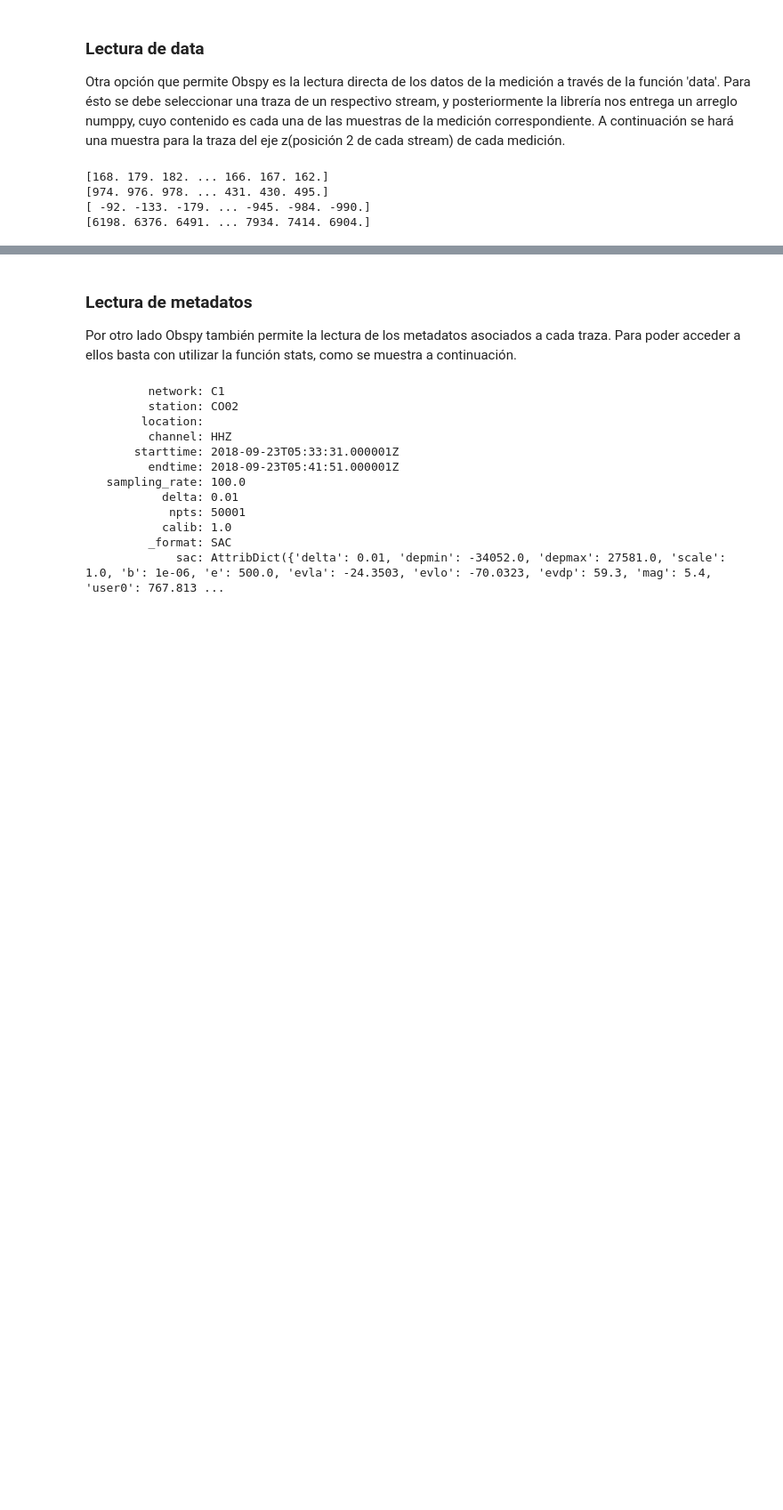
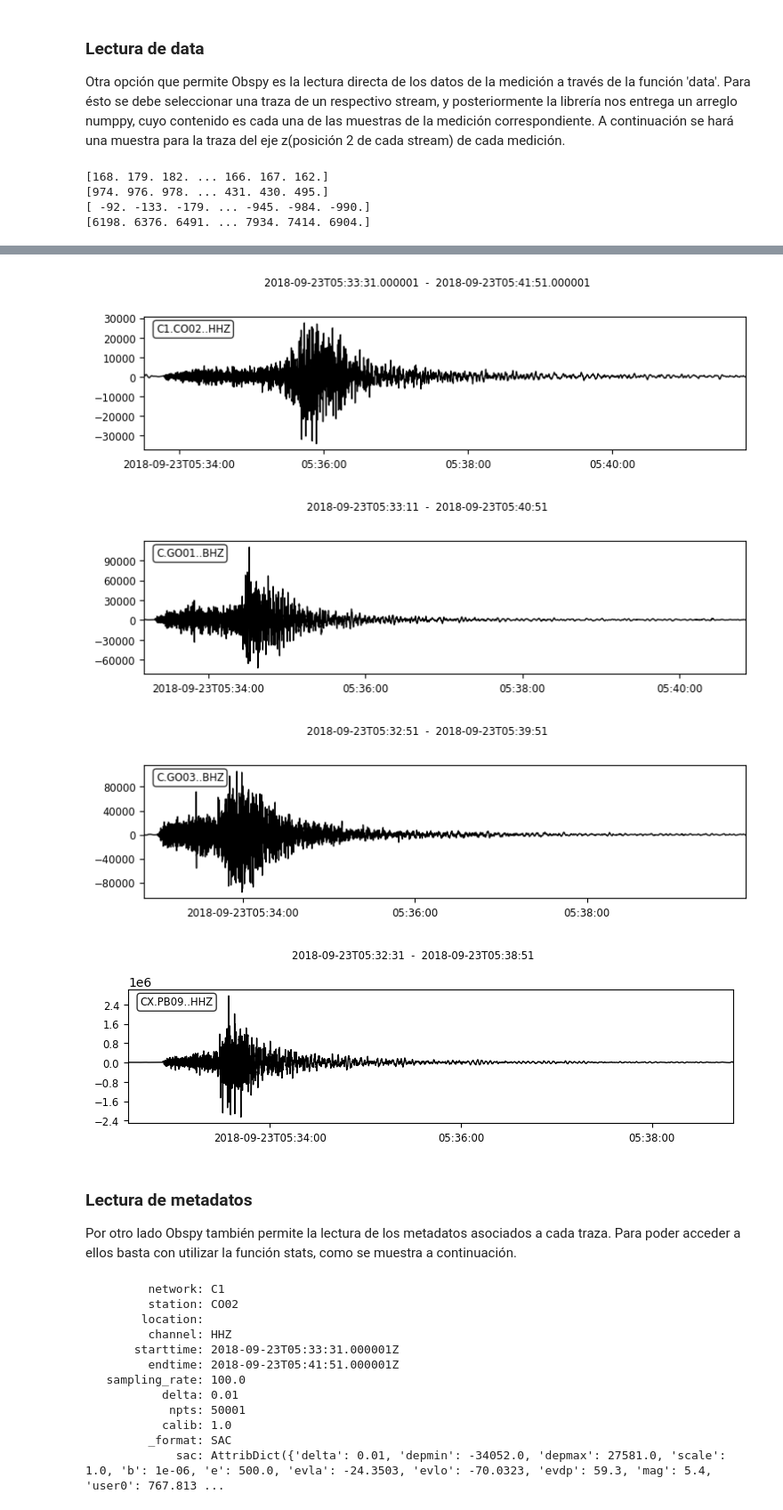
Before and after one commit to Juanjolio/Acus125---Trabajo-1, a Jupyter notebook: Trabajo 3/Untitled.ipynb, the cells around one changed output, grey strips where cells are left out. Shown at 89% size. Drawn from its saved outputs; the diff is of its cells as text; code cells hidden in the pictures; blank space fills up the shorter version.

```diff
--- a/Trabajo 3/Untitled.ipynb
+++ b/Trabajo 3/Untitled.ipynb
@@ -87,3 +91,13 @@ print(st_pb09[2].data)
+# %%
+st_co02[2].plot()
+st_go01[2].plot()
+st_go03[2].plot()
+st_pb09[2].plot();
+# %% [output]
+[figure, added]
+[figure, added]
+[figure, added]
+[figure, added]
 # %% [markdown]
 ### Lectura de metadatos
 
```
Also changed, not shown: parts of 6 cells of this notebook.
